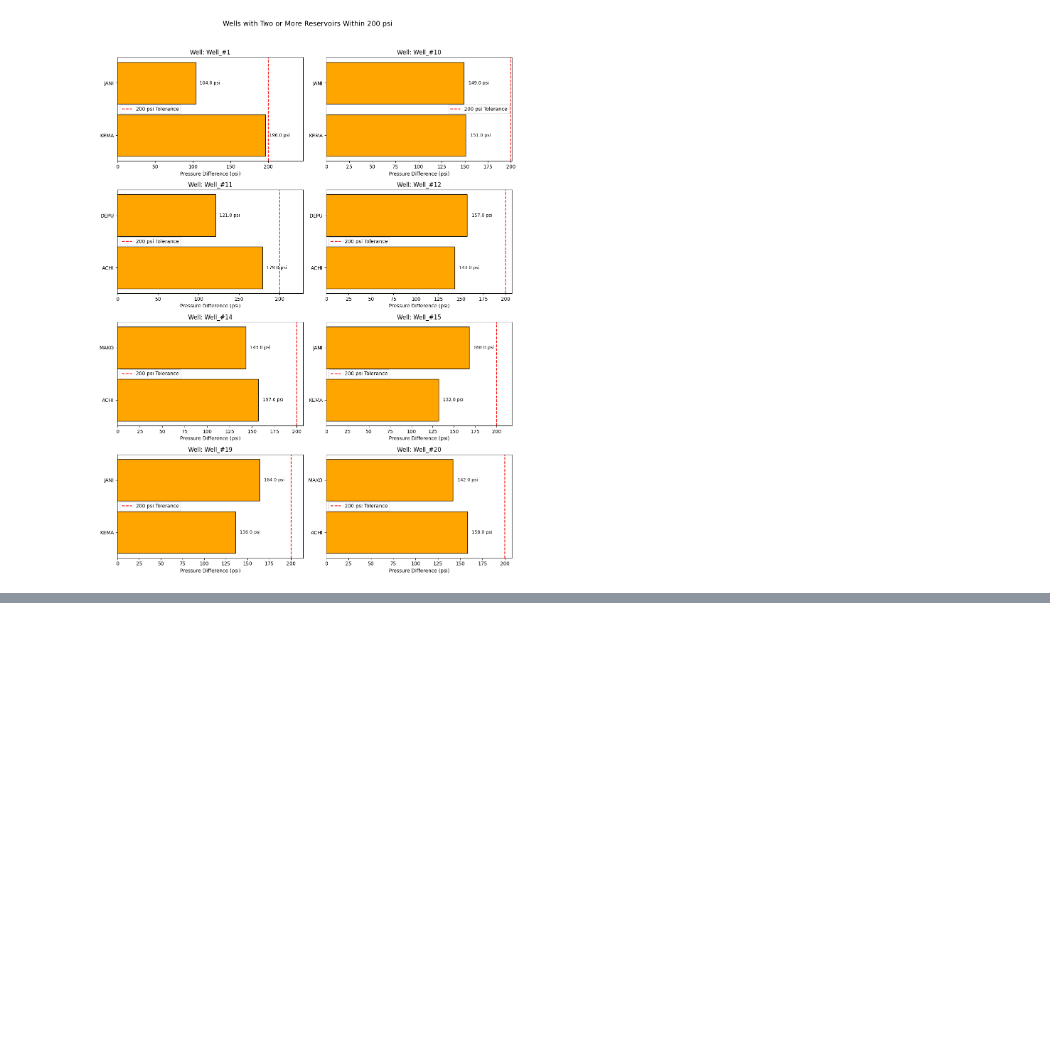
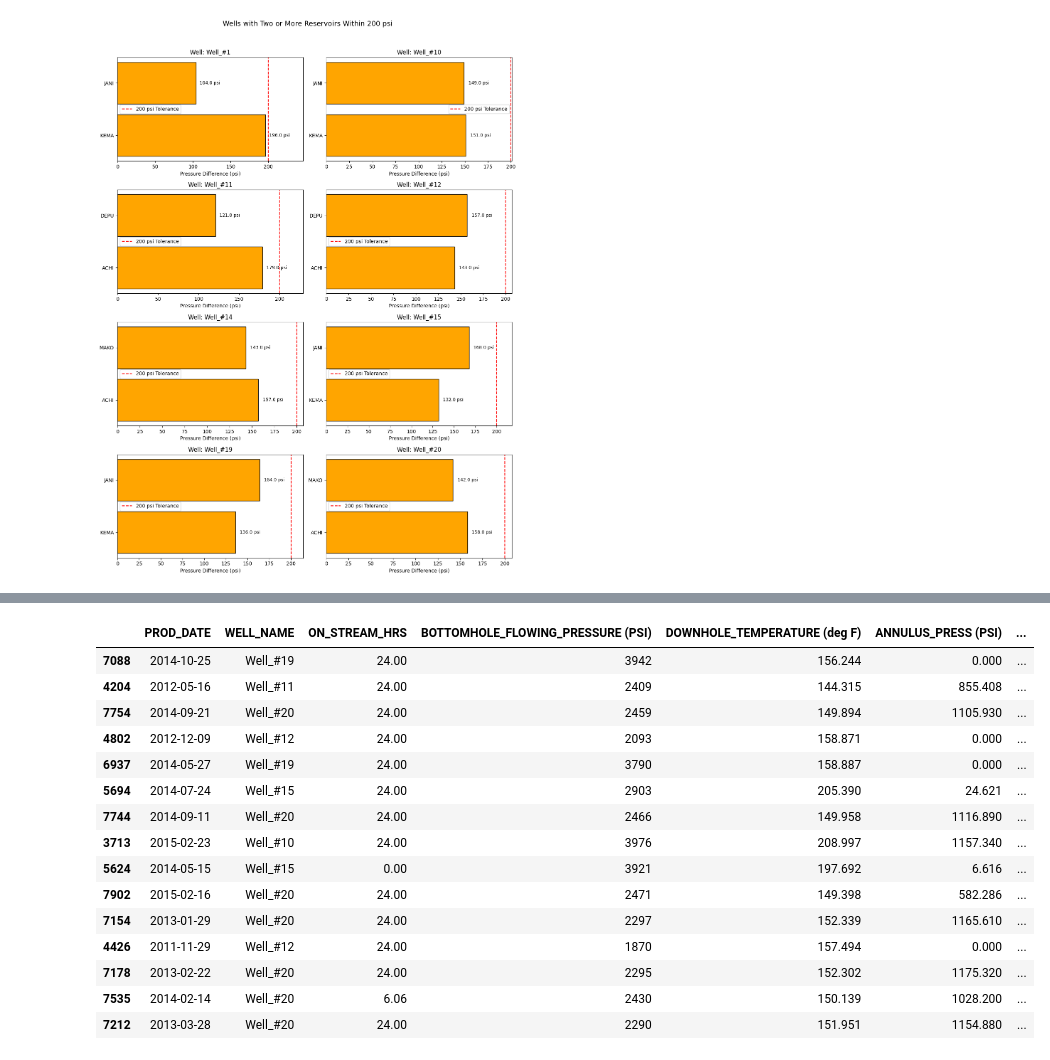
Before and after one commit to Husayn01/SPE-DSEATS-Africa-Datathon, a Jupyter notebook: notebooks/reservoir_class.ipynb, the cells around one changed output, grey strips where cells are left out. Drawn from its saved outputs; the diff is of its cells as text; code cells hidden in the pictures; blank space fills up the shorter version.

```diff
--- a/notebooks/reservoir_class.ipynb
+++ b/notebooks/reservoir_class.ipynb
@@ -492,0 +560,19 @@ else:
+# %%
+test_df.sample(15)
+# %% [output]
+|  | PROD_DATE | WELL_NAME | ON_STREAM_HRS | BOTTOMHOLE_FLOWING_PRESSURE (PSI) | DOWNHOLE_TEMPERATURE (deg F) | ANNULUS_PRESS (PSI) | ... |
+| 7088 | 2014-10-25 | Well_#19 | 24.00 | 3942 | 156.244 | 0.000 | ... |
+| 4204 | 2012-05-16 | Well_#11 | 24.00 | 2409 | 144.315 | 855.408 | ... |
+| 7754 | 2014-09-21 | Well_#20 | 24.00 | 2459 | 149.894 | 1105.930 | ... |
+| 4802 | 2012-12-09 | Well_#12 | 24.00 | 2093 | 158.871 | 0.000 | ... |
+| 6937 | 2014-05-27 | Well_#19 | 24.00 | 3790 | 158.887 | 0.000 | ... |
+| 5694 | 2014-07-24 | Well_#15 | 24.00 | 2903 | 205.390 | 24.621 | ... |
+| 7744 | 2014-09-11 | Well_#20 | 24.00 | 2466 | 149.958 | 1116.890 | ... |
+| 3713 | 2015-02-23 | Well_#10 | 24.00 | 3976 | 208.997 | 1157.340 | ... |
+| 5624 | 2014-05-15 | Well_#15 | 0.00 | 3921 | 197.692 | 6.616 | ... |
+| 7902 | 2015-02-16 | Well_#20 | 24.00 | 2471 | 149.398 | 582.286 | ... |
+| 7154 | 2013-01-29 | Well_#20 | 24.00 | 2297 | 152.339 | 1165.610 | ... |
+| 4426 | 2011-11-29 | Well_#12 | 24.00 | 1870 | 157.494 | 0.000 | ... |
+| 7178 | 2013-02-22 | Well_#20 | 24.00 | 2295 | 152.302 | 1175.320 | ... |
+| 7535 | 2014-02-14 | Well_#20 | 6.06 | 2430 | 150.139 | 1028.200 | ... |
+| 7212 | 2013-03-28 | Well_#20 | 24.00 | 2290 | 151.951 | 1154.880 | ... |
```
Also changed, not shown: parts of 5 cells of this notebook.
